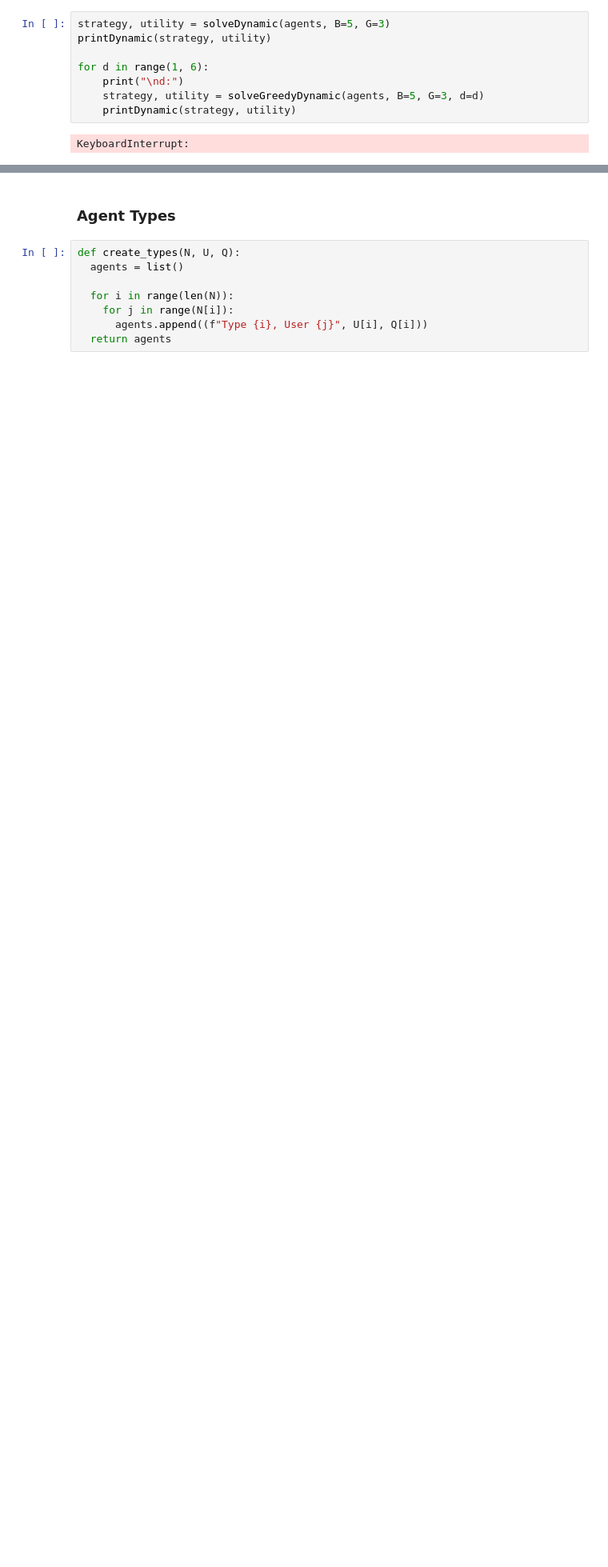
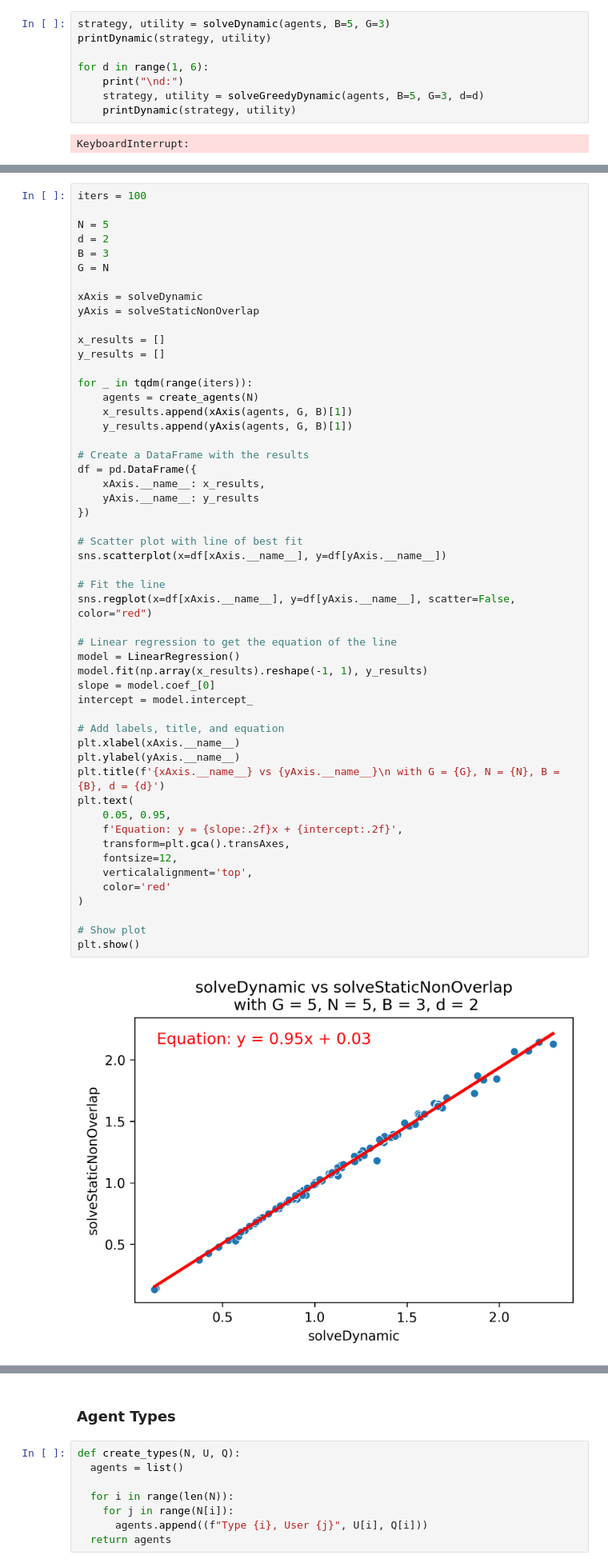
Before and after one commit to robtelloayala/pooled-testing, a Jupyter notebook: Pooled_Testing_Strategies.ipynb, the cells around one changed output, grey strips where cells are left out. Shown at 80% size. Saved outputs shown, nothing was run; the diff lists cells and outputs as text; blank space fills up the shorter version.

```diff
--- a/Pooled_Testing_Strategies.ipynb
+++ b/Pooled_Testing_Strategies.ipynb
@@ -1334,0 +1337,54 @@ KeyboardInterrupt:
+# %%
+iters = 100
+
+N = 5
+d = 2
+B = 3
+G = N
+
+xAxis = solveDynamic
+yAxis = solveStaticNonOverlap
+
+x_results = []
+y_results = []
+
+for _ in tqdm(range(iters)):
+    agents = create_agents(N)
+    x_results.append(xAxis(agents, G, B)[1])
+    y_results.append(yAxis(agents, G, B)[1])
+
+# Create a DataFrame with the results
+df = pd.DataFrame({
+    xAxis.__name__: x_results,
+    yAxis.__name__: y_results
+})
+
+# Scatter plot with line of best fit
+sns.scatterplot(x=df[xAxis.__name__], y=df[yAxis.__name__])
+
+# Fit the line
+sns.regplot(x=df[xAxis.__name__], y=df[yAxis.__name__], scatter=False, color="red")
+
+# Linear regression to get the equation of the line
+model = LinearRegression()
+model.fit(np.array(x_results).reshape(-1, 1), y_results)
+slope = model.coef_[0]
+intercept = model.intercept_
+
+# Add labels, title, and equation
+plt.xlabel(xAxis.__name__)
+plt.ylabel(yAxis.__name__)
+plt.title(f'{xAxis.__name__} vs {yAxis.__name__}\n with G = {G}, N = {N}, B = {B}, d = {d}')
+plt.text(
+    0.05, 0.95,
+    f'Equation: y = {slope:.2f}x + {intercept:.2f}',
+    transform=plt.gca().transAxes,
+    fontsize=12,
+    verticalalignment='top',
+    color='red'
+)
+
+# Show plot
+plt.show()
+# %% [output]
+[figure, added]
```
Also changed, not shown: parts of 11 cells of this notebook, 16 other files.
